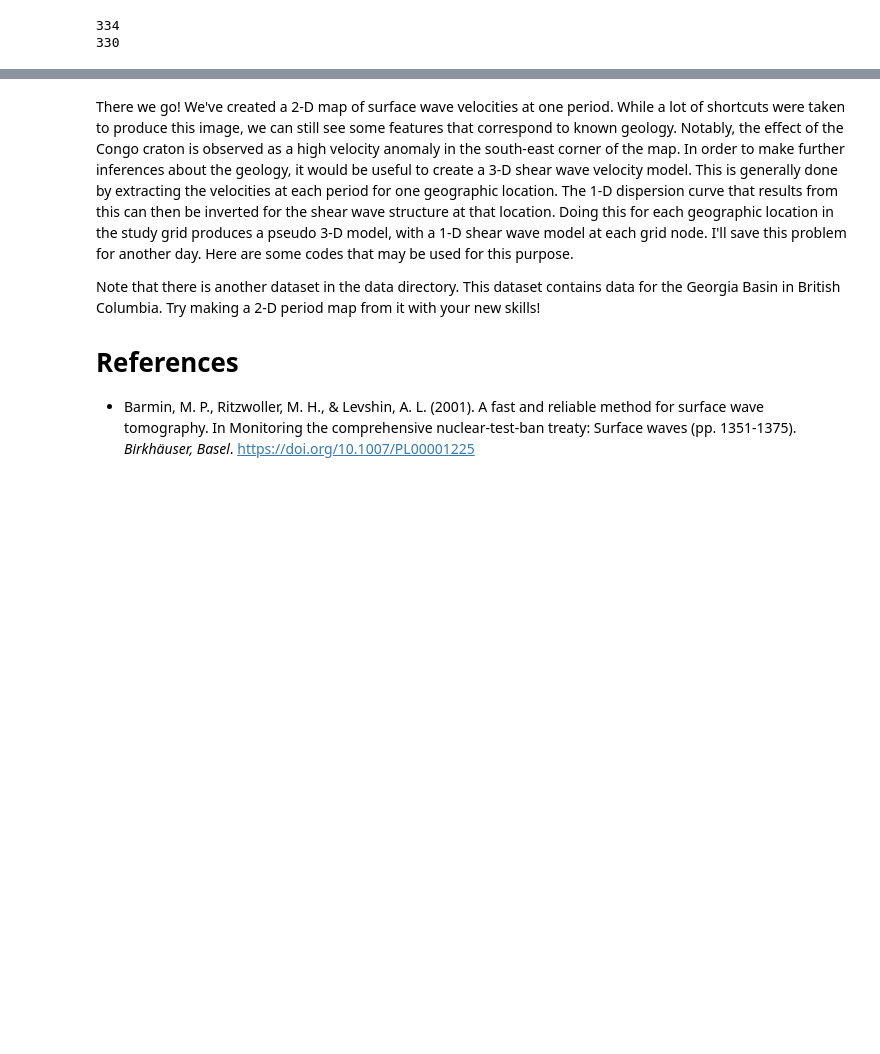
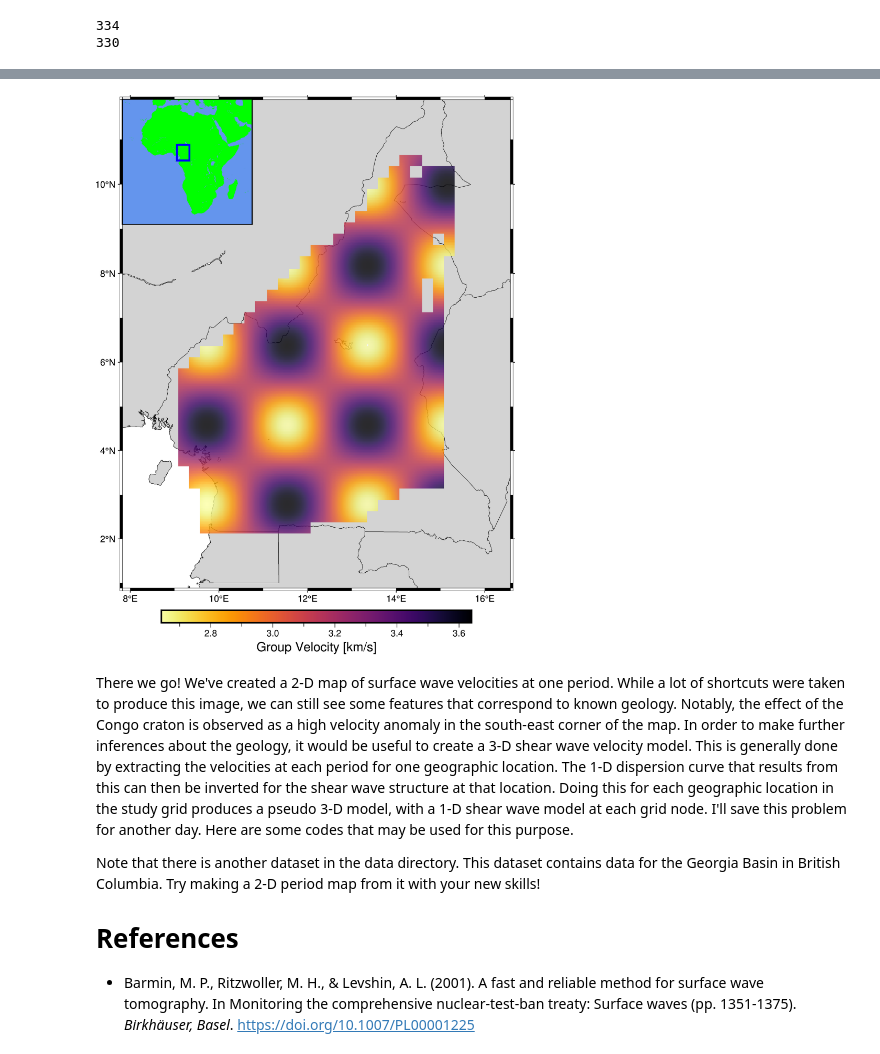
Before and after one commit to ChetGoerzen/ROSES_ANT, a Jupyter notebook: roses_example.ipynb, the cells around one changed output, grey strips where cells are left out. Drawn from its saved outputs; the diff is of its cells as text; code cells hidden in the pictures; blank space fills up the shorter version.

```diff
--- a/roses_example.ipynb
+++ b/roses_example.ipynb
@@ -633,3 +649,9 @@ v, d, R, grid = invert4model(alpha, beta, lambda_, correlation_length, lonstep,
+# %%
+lons, lats = grid.xy_nodes()
+a = grid.to_2D_array(f_checkerboard(lons, lats))
+plot_interpolated(grid, a, fine_num_lats, fine_num_lons, path_density, inset_region)
+# %% [output]
+[figure, added]
 # %% [markdown]
 There we go! We've created a 2-D map of surface wave velocities at one period. While a lot of shortcuts were taken to produce this image, we can still see some features that correspond to known geology. Notably, the effect of the Congo craton is observed as a high velocity anomaly in the south-east corner of the map. In order to make further inferences about the geology, it would be useful to create a 3-D shear wave velocity model. This is generally done by extracting the velocities at each period for one geographic location. The 1-D dispersion curve that results from this can then be inverted for the shear wave structure at that location. Doing this for each geographic location in the study grid produces a pseudo 3-D model, with a 1-D shear wave model at each grid node. I'll save this problem for another day. Here are some codes that may be used for this purpose.
 
```
Also changed, not shown: parts of 15 cells of this notebook, 3 other files.
